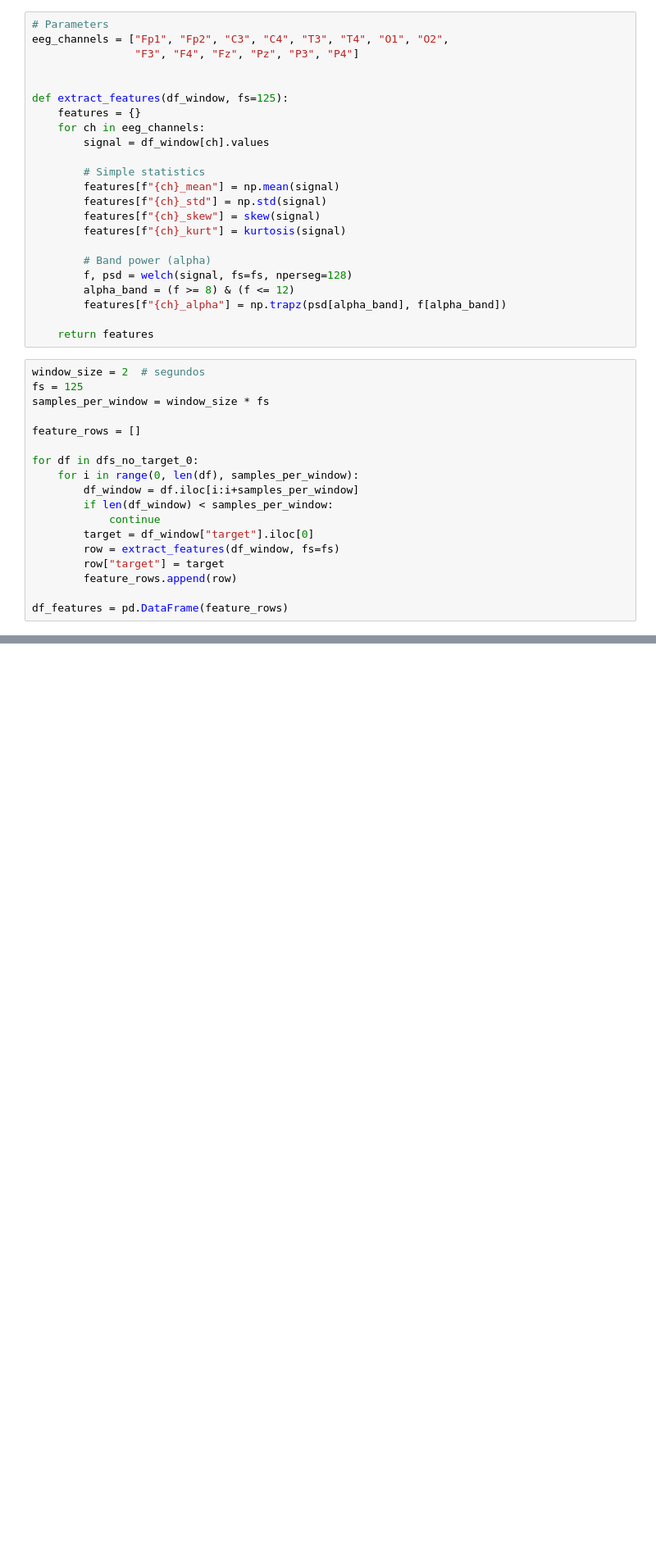
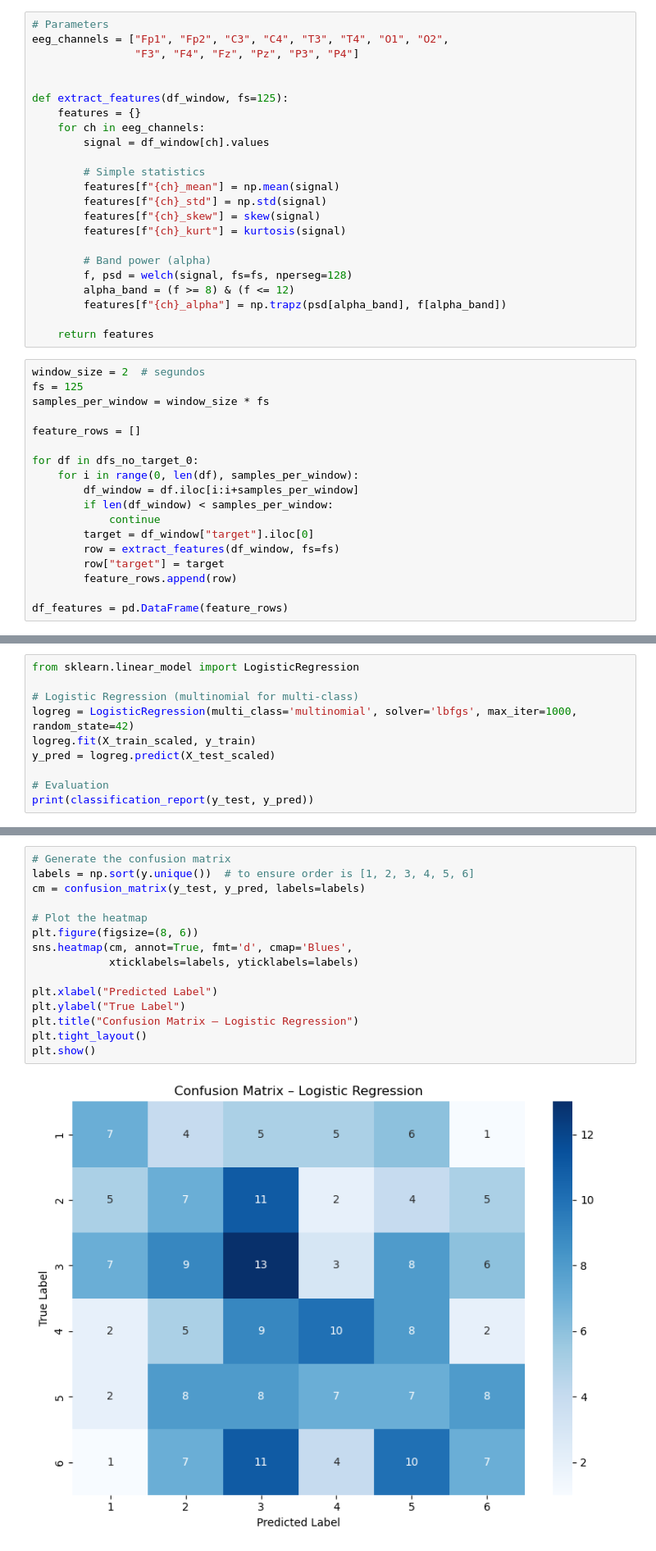
Before and after one commit to linalopes/creativity-in-vitro-eeg, a Jupyter notebook: notebooks/02_Lina_segment_filtered.ipynb, the cells around one changed output, grey strips where cells are left out. Shown at 82% size. Drawn from its saved outputs; the diff is of its cells as text; blank space fills up the shorter version.

Commit message:
models after filtering

```diff
--- a/notebooks/02_Lina_segment_filtered.ipynb
+++ b/notebooks/02_Lina_segment_filtered.ipynb
@@ -280,0 +311,10 @@ plt.show()
+# %%
+from sklearn.linear_model import LogisticRegression
+
+# Logistic Regression (multinomial for multi-class)
+logreg = LogisticRegression(multi_class='multinomial', solver='lbfgs', max_iter=1000, random_state=42)
+logreg.fit(X_train_scaled, y_train)
+y_pred = logreg.predict(X_test_scaled)
+
+# Evaluation
+print(classification_report(y_test, y_pred))
@@ -280,0 +334,17 @@ plt.show()
+# %%
+# Generate the confusion matrix
+labels = np.sort(y.unique())  # to ensure order is [1, 2, 3, 4, 5, 6]
+cm = confusion_matrix(y_test, y_pred, labels=labels)
+
+# Plot the heatmap
+plt.figure(figsize=(8, 6))
+sns.heatmap(cm, annot=True, fmt='d', cmap='Blues',
+            xticklabels=labels, yticklabels=labels)
+
+plt.xlabel("Predicted Label")
+plt.ylabel("True Label")
+plt.title("Confusion Matrix – Logistic Regression")
+plt.tight_layout()
+plt.show()
+# %% [output]
+[figure, added]
```
Also changed, not shown: parts of 16 cells of this notebook, 1 other file.
